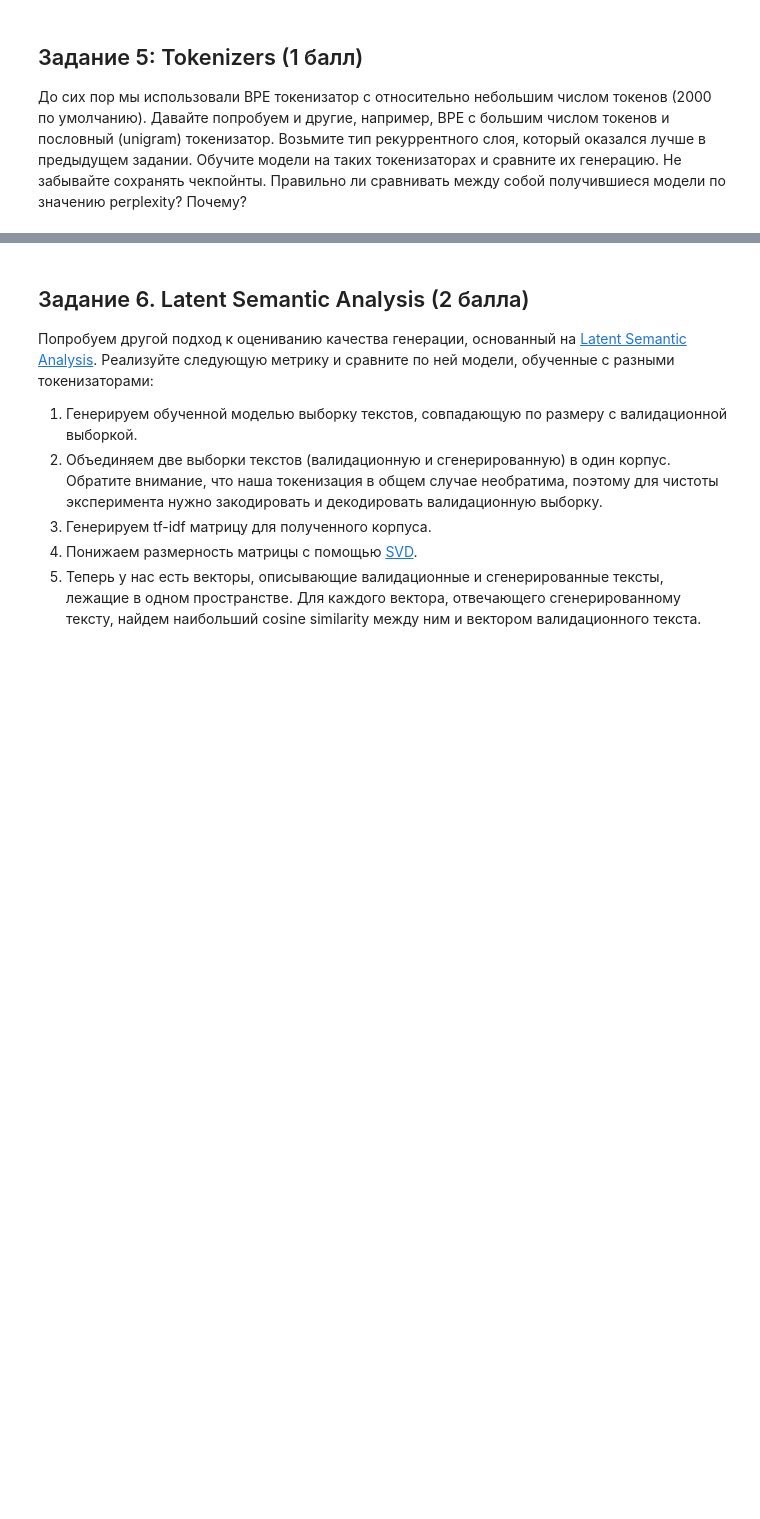
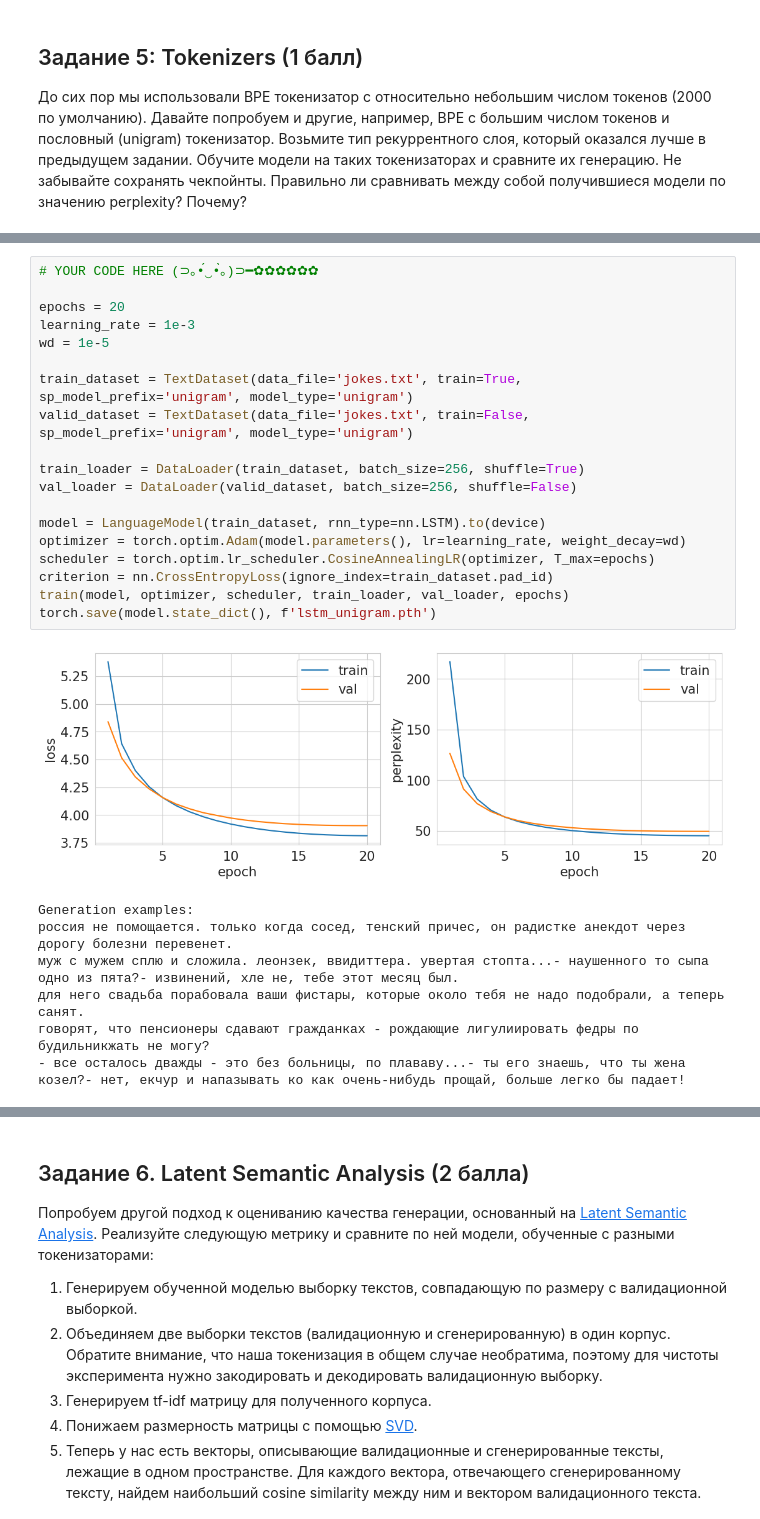
Before and after one commit to arimmean/rnn, a Jupyter notebook: shw-03-rnn.ipynb, the cells around one changed output, grey strips where cells are left out. Saved outputs shown, nothing was run; the diff lists cells and outputs as text; blank space fills up the shorter version.

```diff
--- a/shw-03-rnn.ipynb
+++ b/shw-03-rnn.ipynb
@@ -302,0 +342,27 @@ for temp in np.linspace(0.1, 2.5, 10):
+# %%
+# YOUR CODE HERE (⊃｡•́‿•̀｡)⊃━✿✿✿✿✿✿
+
+epochs = 20
+learning_rate = 1e-3
+wd = 1e-5
+
+train_dataset = TextDataset(data_file='jokes.txt', train=True, sp_model_prefix='unigram', model_type='unigram')
+valid_dataset = TextDataset(data_file='jokes.txt', train=False, sp_model_prefix='unigram', model_type='unigram')
+
+train_loader = DataLoader(train_dataset, batch_size=256, shuffle=True)
+val_loader = DataLoader(valid_dataset, batch_size=256, shuffle=False)
+
+model = LanguageModel(train_dataset, rnn_type=nn.LSTM).to(device)
+optimizer = torch.optim.Adam(model.parameters(), lr=learning_rate, weight_decay=wd)
+scheduler = torch.optim.lr_scheduler.CosineAnnealingLR(optimizer, T_max=epochs)
+criterion = nn.CrossEntropyLoss(ignore_index=train_dataset.pad_id)
+train(model, optimizer, scheduler, train_loader, val_loader, epochs)
+torch.save(model.state_dict(), f'lstm_unigram.pth')
+# %% [output]
+[figure, added]
+Generation examples:
+россия не помощается. только когда сосед, тенский причес, он радистке анекдот через дорогу болезни перевенет.
+муж с мужем сплю и сложила. леонзек, ввидиттера. увертая стопта...- наушенного то сыпа одно из пята?- извинений, хле не, тебе этот месяц был.
+для него свадьба порабовала ваши фистары, которые около тебя не надо подобрали, а теперь санят.
+говорят, что пенсионеры сдавают гражданках - рождающие лигулиировать федры по будильникжать не могу?
+- все осталось дважды - это без больницы, по плававу...- ты его знаешь, что ты жена козел?- нет, екчур и напазывать ко как очень-нибудь прощай, больше легко бы падает!
```
Also changed, not shown: parts of 10 cells of this notebook, 10 other files.
